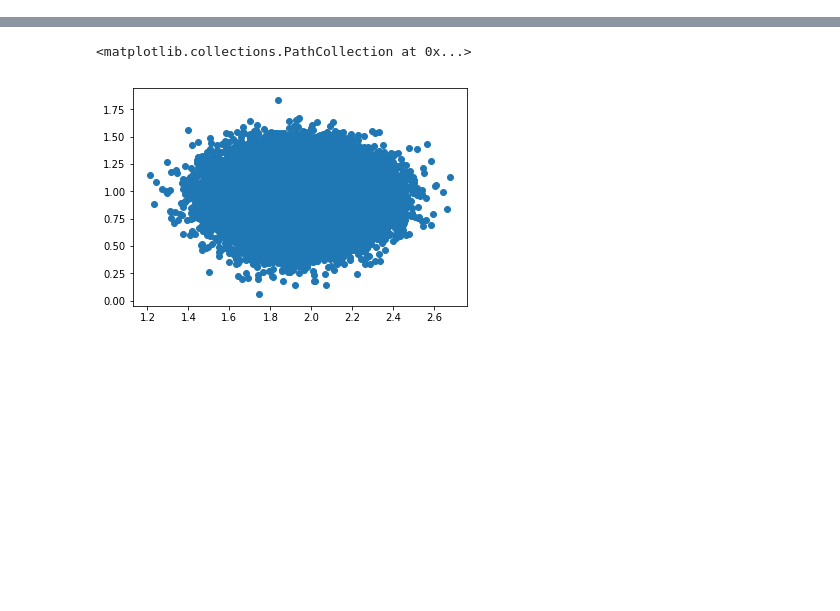
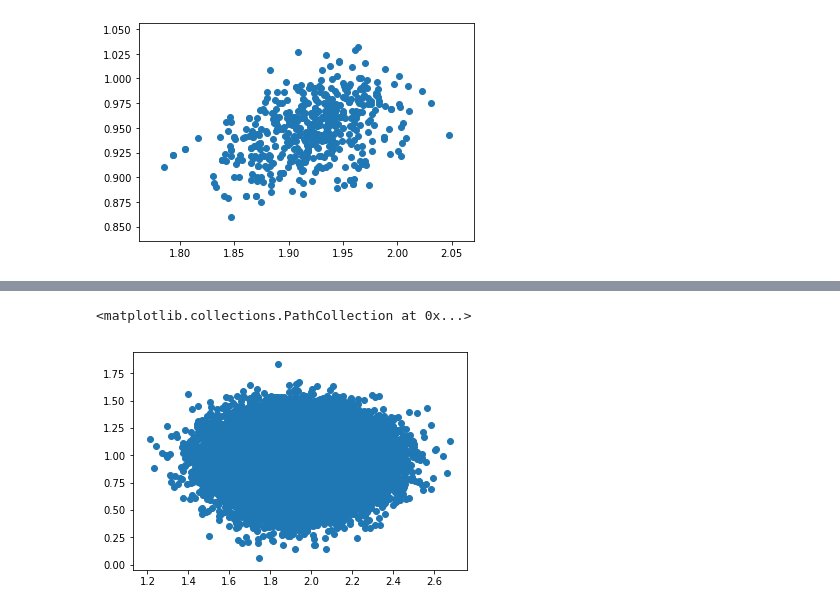
Before and after one commit to DanDoge/course_pku, a Jupyter notebook: Statistical Computing/homework/hw2_3.ipynb, the cells around one changed output, grey strips where cells are left out. Saved outputs shown, nothing was run; the diff lists cells and outputs as text; code cells hidden in the pictures; blank space fills up the shorter version.

```diff
--- a/Statistical Computing/homework/hw2_3.ipynb
+++ b/Statistical Computing/homework/hw2_3.ipynb
@@ -68,0 +65,6 @@ for step in range(10, 100, 10):
+# %%
+res = hmc_wrapper(5)
+plt.scatter(res[500:, 0], res[500:, 1])
+plt.savefig("hmc_res")
+# %% [output]
+[figure, added]
```
Also changed, not shown: parts of 9 cells of this notebook, 11 other files.
